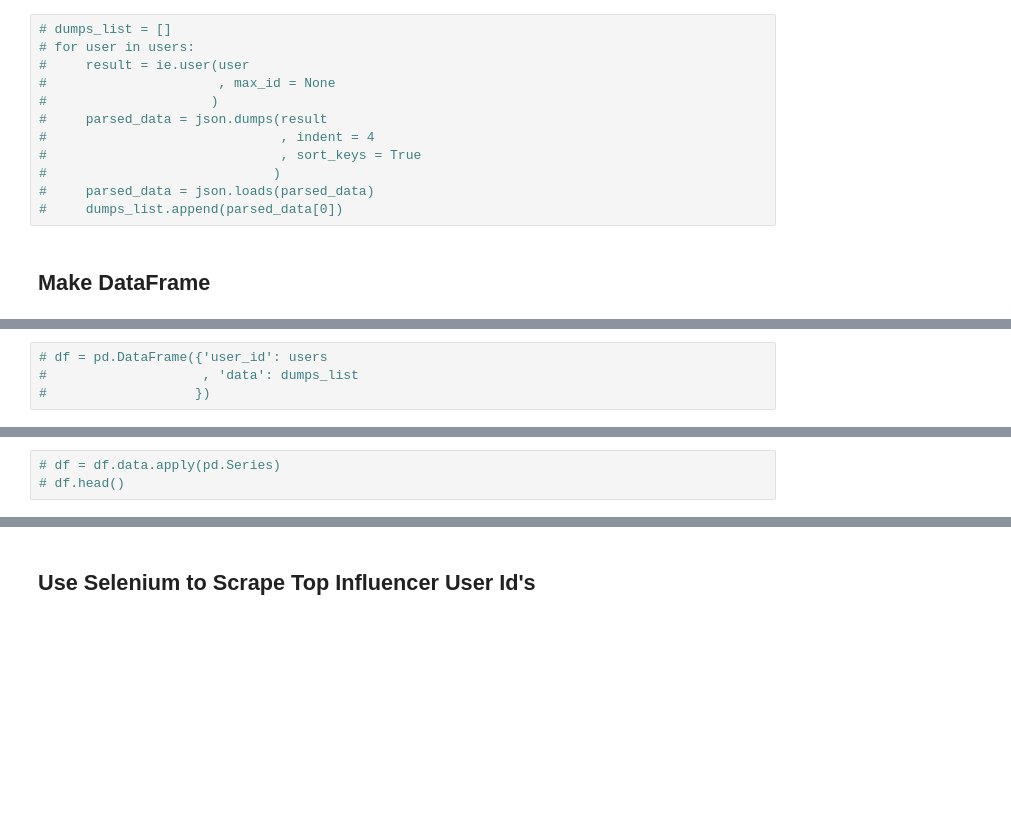
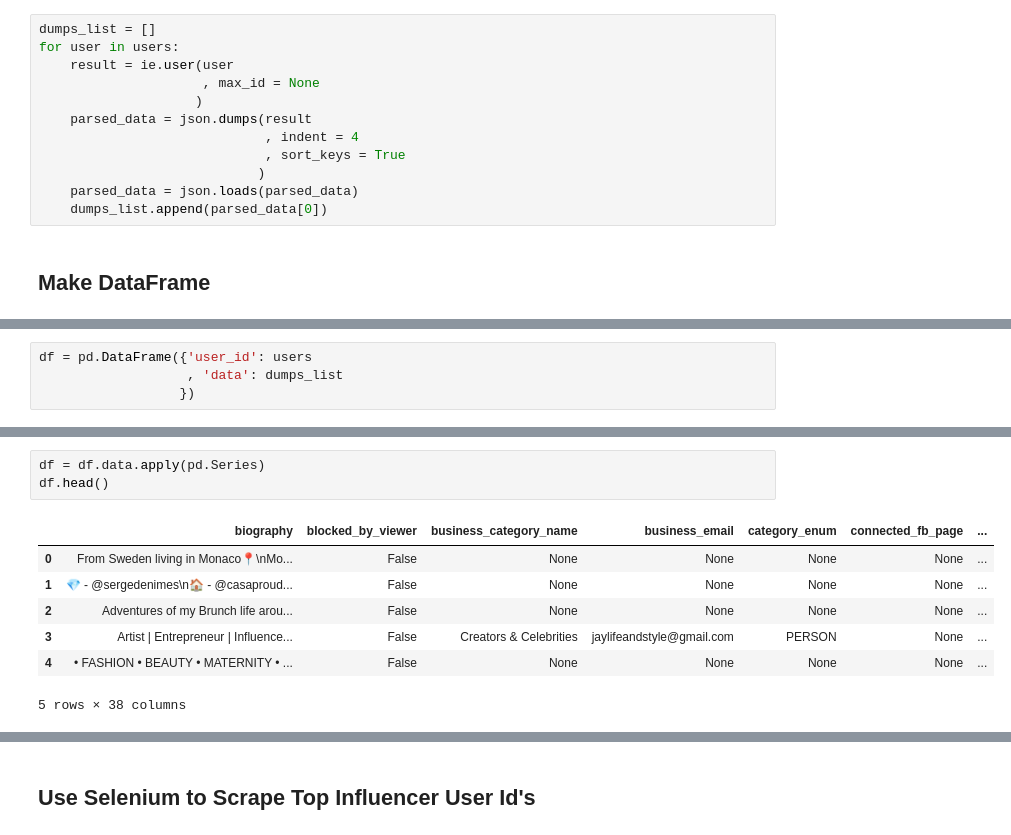
Before and after one commit to yuchild/mntn_insta, a Jupyter notebook: insta_api_exploration.ipynb, the cells around one changed output, grey strips where cells are left out. Drawn from its saved outputs; the diff is of its cells as text; blank space fills up the shorter version.

```diff
--- a/insta_api_exploration.ipynb
+++ b/insta_api_exploration.ipynb
@@ -63,15 +63,15 @@
 # %%
-# dumps_list = []
-# for user in users:
-#     result = ie.user(user
-#                      , max_id = None
-#                     )
-#     parsed_data = json.dumps(result
-#                              , indent = 4
-#                              , sort_keys = True
-#                             )
-#     parsed_data = json.loads(parsed_data)
-#     dumps_list.append(parsed_data[0])
+dumps_list = []
+for user in users:
+    result = ie.user(user
+                     , max_id = None
+                    )
+    parsed_data = json.dumps(result
+                             , indent = 4
+                             , sort_keys = True
+                            )
+    parsed_data = json.loads(parsed_data)
+    dumps_list.append(parsed_data[0])
 # %% [markdown]
 ## Make DataFrame
 # %%
@@ -82,4 +82,4 @@
 # %%
-# df = pd.DataFrame({'user_id': users
-#                    , 'data': dumps_list
-#                   })
+df = pd.DataFrame({'user_id': users
+                   , 'data': dumps_list
+                  })
@@ -88,3 +95,11 @@
 # %%
-# df = df.data.apply(pd.Series)
-# df.head()
+df = df.data.apply(pd.Series)
+df.head()
+# %% [output]
+|  | biography | blocked_by_viewer | business_category_name | business_email | category_enum | connected_fb_page | ... |
+| 0 | From Sweden living in Monaco📍\nMo... | False | None | None | None | None | ... |
+| 1 | 💎 - @sergedenimes\n🏠 - @casaproud... | False | None | None | None | None | ... |
+| 2 | Adventures of my Brunch life arou... | False | None | None | None | None | ... |
+| 3 | Artist | Entrepreneur | Influence... | False | Creators & Celebrities | jaylifeandstyle@gmail.com | PERSON | None | ... |
+| 4 | • FASHION • BEAUTY • MATERNITY • ... | False | None | None | None | None | ... |
+5 rows × 38 columns
```
Also changed, not shown: parts of 34 cells of this notebook.
